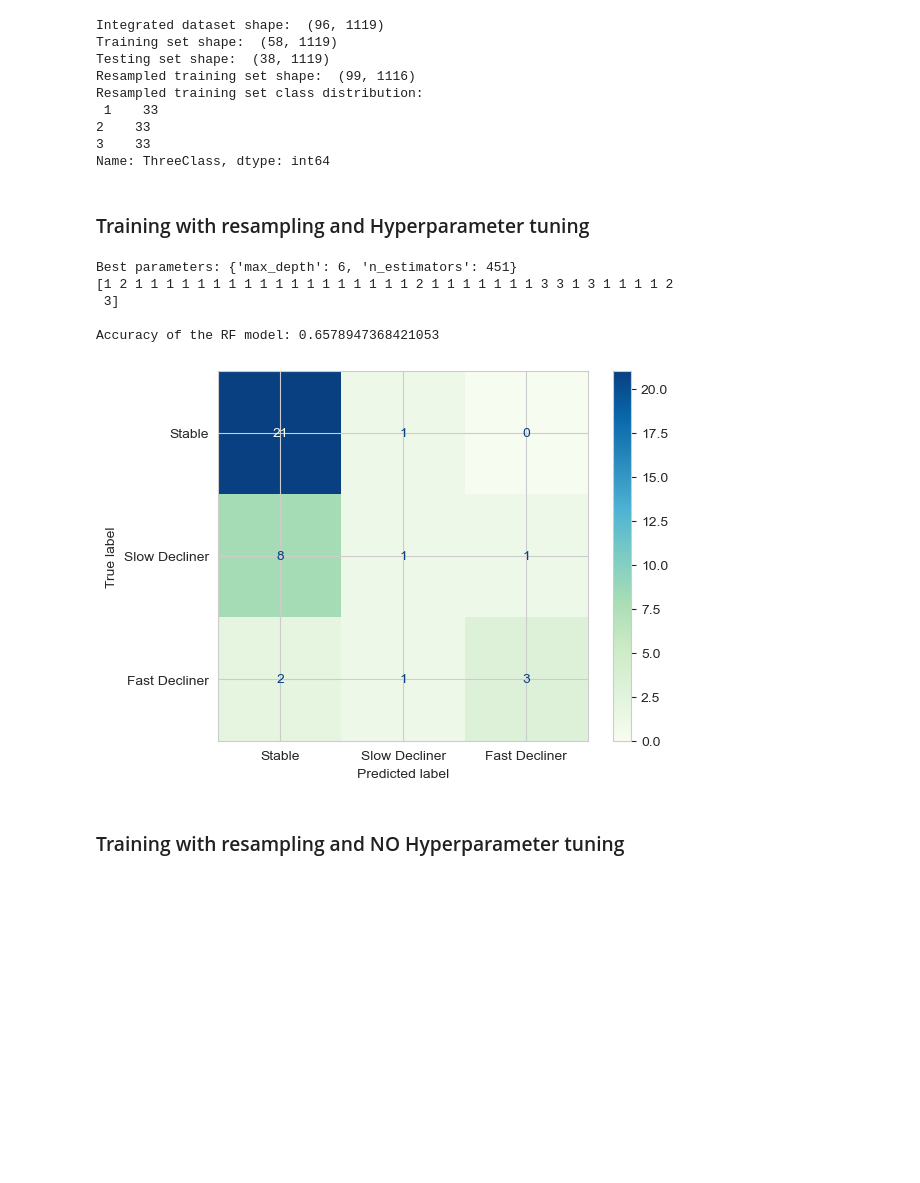
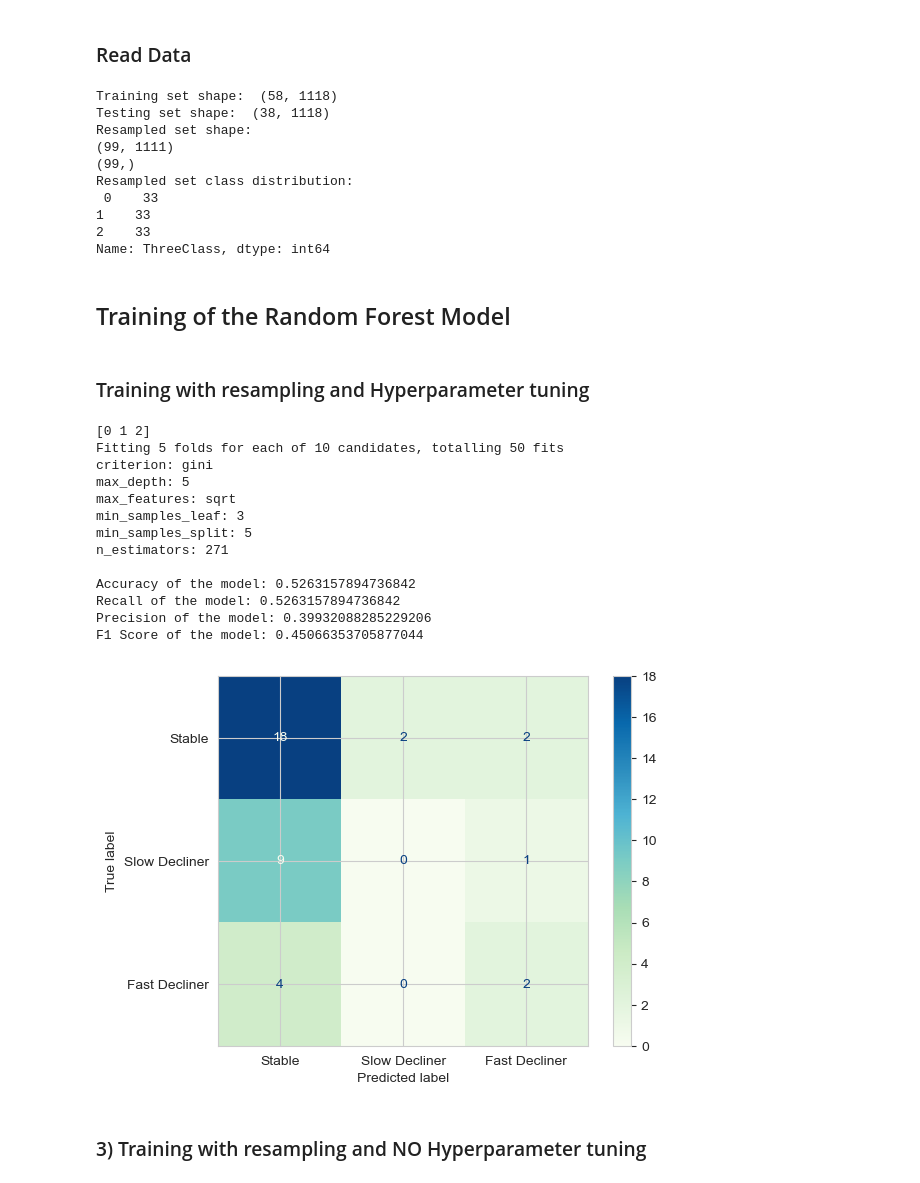
Before and after one commit to mmmmaja/ThesisFinal, a Jupyter notebook: Trees.ipynb, the cells around one changed output. Cells and saved outputs as stored; diff of their text form; code cells hidden in the pictures; blank space fills up the shorter version.

```diff
--- a/Trees.ipynb
+++ b/Trees.ipynb
@@ -39,47 +115,63 @@ def plot_decision_trees(feature_names, rf_, num_trees=2):
         graph = graphviz.Source(dot_data, directory="trees")
         graph.render(f'tree_{i}', format='png')
         display(Image(filename=f'trees/tree_{i}.png'))
+# %% [markdown]
+### Read Data
 # %%
 # Load the dataset
 path = "C:/Users/mjgoj/Desktop/THESIS/data/final_dataset_split.xls"
 xls = pd.ExcelFile(path)
 
 lipidomics = pd.read_excel(xls, "Lipidomics")
-metabolomics = pd.read_excel(xls, "Metabolomics_Pareto_Scaled")
-proteomics = pd.read_excel(xls, "Proteomics_Pareto_Scaled")
+metabolomics = pd.read_excel(xls, "Pareto Metabolomics")
+# metabolomics = pd.read_excel(xls, "Metabolomics")
+proteomics = pd.read_excel(xls, "Pareto Proteomics")
+# proteomics = pd.read_excel(xls, "Proteomics")
 
-X_train, X_test, Y_train, y_test = concatenation_integration(
-    lipidomics, metabolomics, proteomics
-)
+X_train, X_test, Y_train, y_test = concatenate_data(lipidomics, metabolomics, proteomics)
+class_mapping = {
+    1 : 0,
+    2 : 1,
+    3 : 2
+}
+Y_train = Y_train.map(class_mapping)
+y_test = y_test.map(class_mapping)
 X_train_resampled, Y_train_resampled = resampling(X_train, Y_train)
 # %% [output]
-Integrated dataset shape:  (96, 1119)
-Training set shape:  (58, 1119)
-Testing set shape:  (38, 1119)
-Resampled training set shape:  (99, 1116)
-Resampled training set class distribution:
- 1    33
+Training set shape:  (58, 1118)
+Testing set shape:  (38, 1118)
+Resampled set shape:
+(99, 1111)
+(99,)
+Resampled set class distribution:
+ 0    33
+1    33
 2    33
-3    33
 Name: ThreeClass, dtype: int64
+# %% [markdown]
+## Training of the Random Forest Model
 # %% [markdown]
 ### Training with resampling and Hyperparameter tuning
 # %%
-rf_tuning = random_forest(X_train_resampled, Y_train_resampled, True)
+rf_resampling_tuning = random_forest(X_train_resampled, Y_train_resampled, True)
 
 # Check the accuracy of the model
-y_prediction = rf_tuning.predict(X_test)
-print(y_prediction)
-accuracy = accuracy_score(y_test, y_prediction)
-print("\nAccuracy of the RF model: {}".format(accuracy))
-
-plot_confusion_matrix(y_test, y_prediction)
+y_prediction = rf_resampling_tuning.predict(X_test)
+evaluate_model(y_prediction, y_test)
 # %% [output]
-Best parameters: {'max_depth': 6, 'n_estimators': 451}
-[1 2 1 1 1 1 1 1 1 1 1 1 1 1 1 1 1 1 1 1 2 1 1 1 1 1 1 1 3 3 1 3 1 1 1 1 2
- 3]
+[0 1 2]
+Fitting 5 folds for each of 10 candidates, totalling 50 fits
+criterion: gini
+max_depth: 5
+max_features: sqrt
+min_samples_leaf: 3
+min_samples_split: 5
+n_estimators: 271
 
-Accuracy of the RF model: 0.6578947368421053
+Accuracy of the model: 0.5263157894736842
+Recall of the model: 0.5263157894736842
+Precision of the model: 0.39932088285229206
+F1 Score of the model: 0.45066353705877044
-[figure, old version]
+[figure, new version]
 # %% [markdown]
-### Training with resampling and NO Hyperparameter tuning
+### 3) Training with resampling and NO Hyperparameter tuning
```
Also changed, not shown: parts of 30 cells of this notebook, 25 other files.
